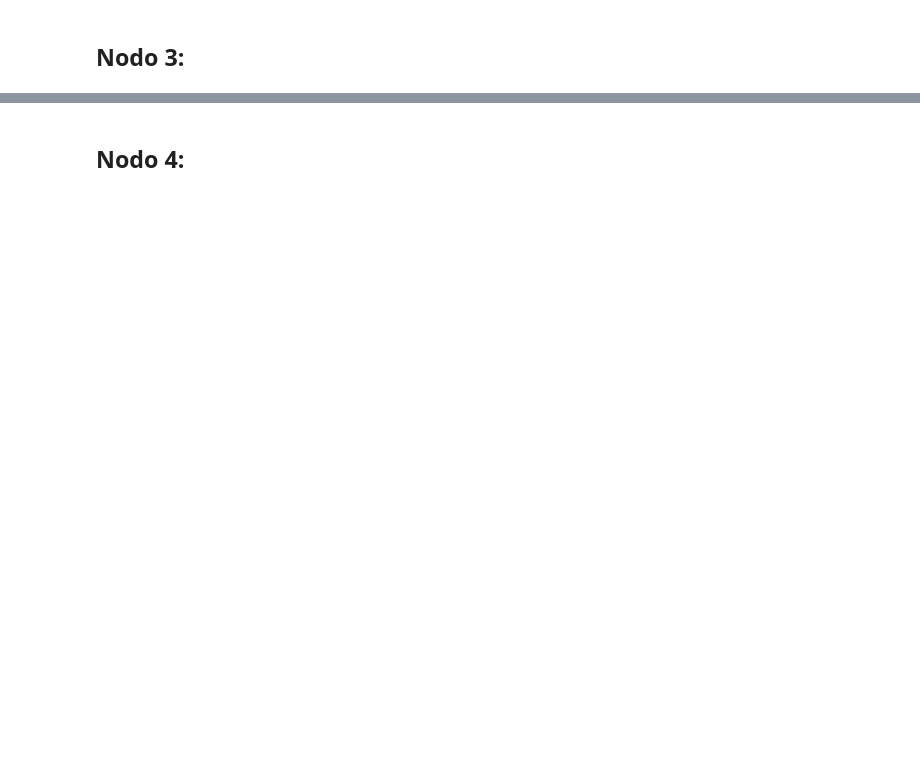
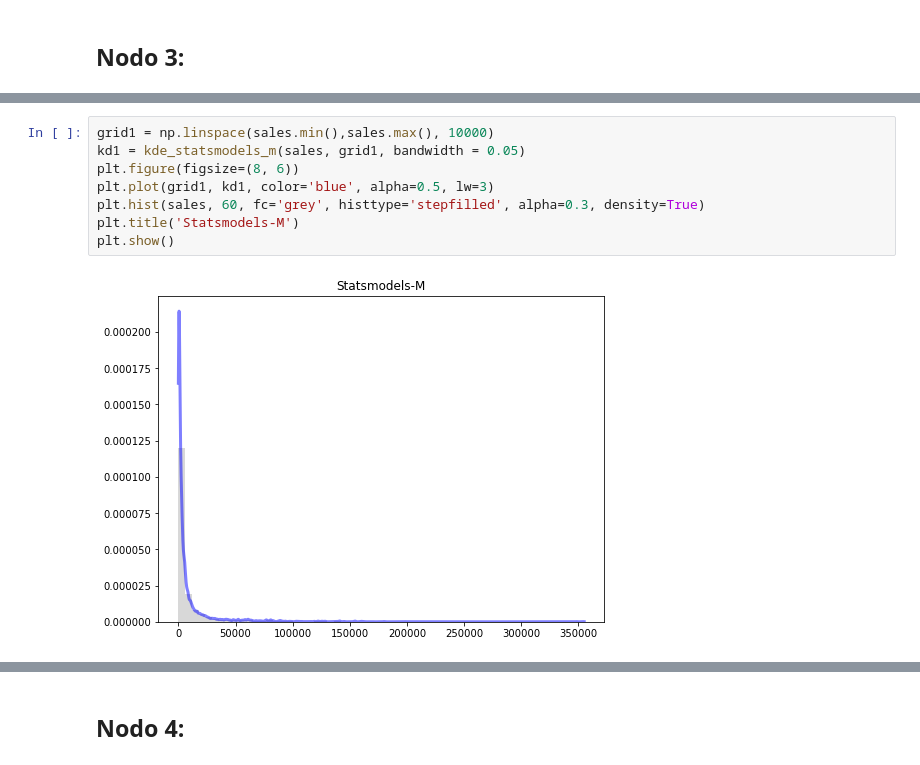
Before and after one commit to leonardoaceves/ProyectoSPF_JLACEVES_AMAGUILERA, a Jupyter notebook: ProyectoModulo1_AcevesJ_AguileraA.ipynb, the cells around one changed output, grey strips where cells are left out. Cells and saved outputs as stored; diff of their text form; blank space fills up the shorter version.

```diff
--- a/ProyectoModulo1_AcevesJ_AguileraA.ipynb
+++ b/ProyectoModulo1_AcevesJ_AguileraA.ipynb
@@ -655,0 +727,10 @@ Para la segunda variable, también de tipo discreto, realizamos un procedimiento
+# %%
+grid1 = np.linspace(sales.min(),sales.max(), 10000)
+kd1 = kde_statsmodels_m(sales, grid1, bandwidth = 0.05)
+plt.figure(figsize=(8, 6))
+plt.plot(grid1, kd1, color='blue', alpha=0.5, lw=3)
+plt.hist(sales, 60, fc='grey', histtype='stepfilled', alpha=0.3, density=True)
+plt.title('Statsmodels-M')
+plt.show()
+# %% [output]
+[figure, added]
```
Also changed, not shown: parts of 22 cells of this notebook.
